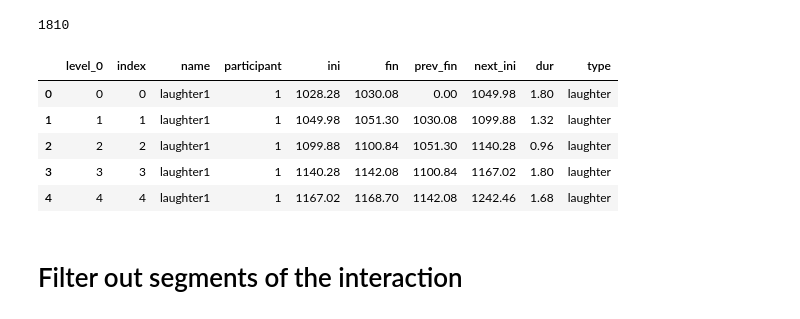
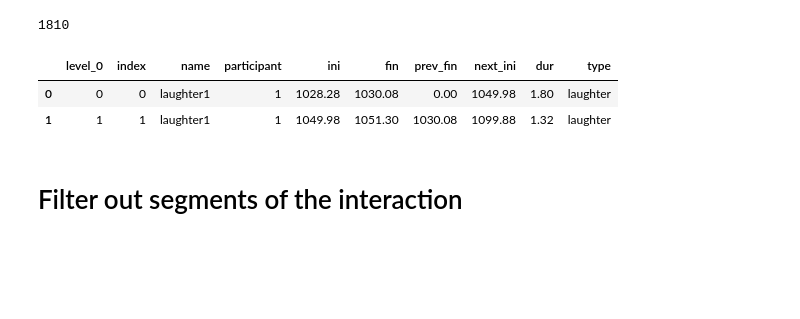
Before and after one commit to josedvq/lared-laughter, a Jupyter notebook: create_examples.ipynb, the cells around one changed output. Drawn from its saved outputs; the diff is of its cells as text; code cells hidden in the pictures; blank space fills up the shorter version.

```diff
--- a/create_examples.ipynb
+++ b/create_examples.ipynb
@@ -32,10 +23,8 @@ AudioExample.init_dataset(AudioFiles('/media/jose/HDD/data/lared/audio/normalize
 # %%
 # load ELAN annotations
-laughter_ann_path = os.path.join(cloud_data_path, 'laughter.txt')
+laughter_ann_path = os.path.join(processed_data_path, 'elan_out/laughter.txt')
 # path for output images
-out_path = os.path.join(cloud_data_path, 'laughter_data')
-images_path = os.path.join(out_path, 'images')
-
+annot_exp_path = os.path.join(os.environ['PROC_DATA_PATH'], 'lared_laughter', 'annotation_experiment_2')
 
 laughter_ann = pd.read_csv(laughter_ann_path, sep='\t',names=['name','participant','ini','fin','dur','type'],header=None)
 df_laughter_by_participant = laughter_ann.groupby('participant')
@@ -106,14 +118,11 @@ sum([len(df) for df in dfs_laughter])
 # %% [output]
 1810
 # %%
-dfs_laughter[0].head()
+dfs_laughter[0].head(2)
 # %% [output]
 |  | level_0 | index | name | participant | ini | fin | prev_fin | next_ini | dur | type |
 | 0 | 0 | 0 | laughter1 | 1 | 1028.28 | 1030.08 | 0.00 | 1049.98 | 1.80 | laughter |
 | 1 | 1 | 1 | laughter1 | 1 | 1049.98 | 1051.30 | 1030.08 | 1099.88 | 1.32 | laughter |
-| 2 | 2 | 2 | laughter1 | 1 | 1099.88 | 1100.84 | 1051.30 | 1140.28 | 0.96 | laughter |
-| 3 | 3 | 3 | laughter1 | 1 | 1140.28 | 1142.08 | 1100.84 | 1167.02 | 1.80 | laughter |
-| 4 | 4 | 4 | laughter1 | 1 | 1167.02 | 1168.70 | 1142.08 | 1242.46 | 1.68 | laughter |
 # %% [markdown]
 # Filter out segments of the interaction
 # %%
```
Also changed, not shown: parts of 24 cells of this notebook, 18 other files.
